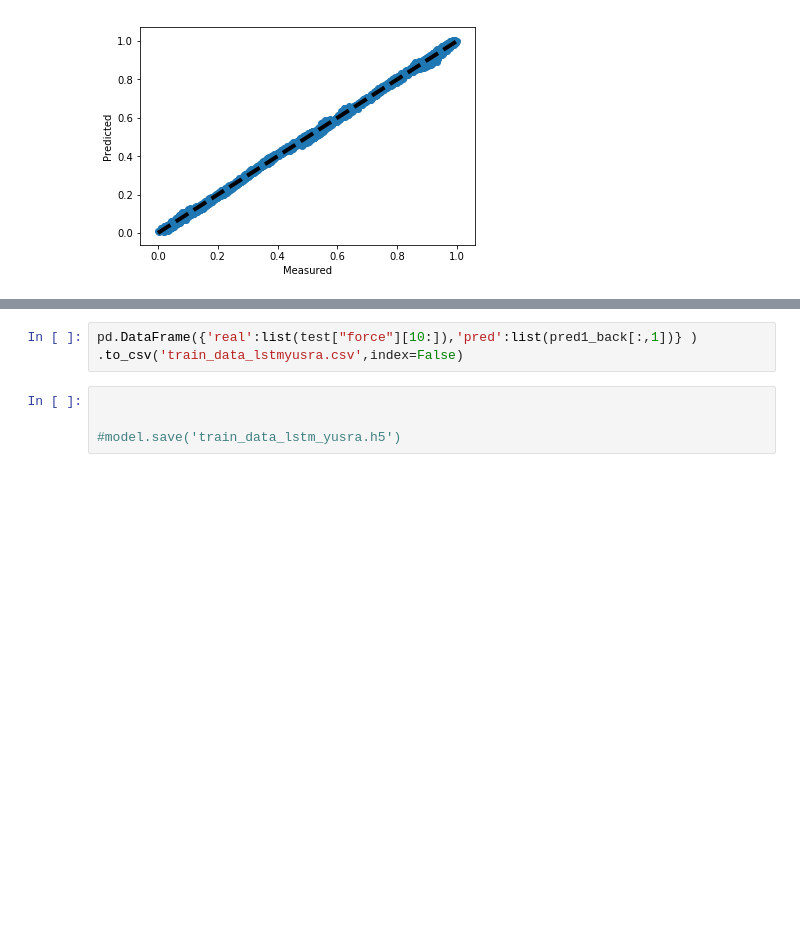
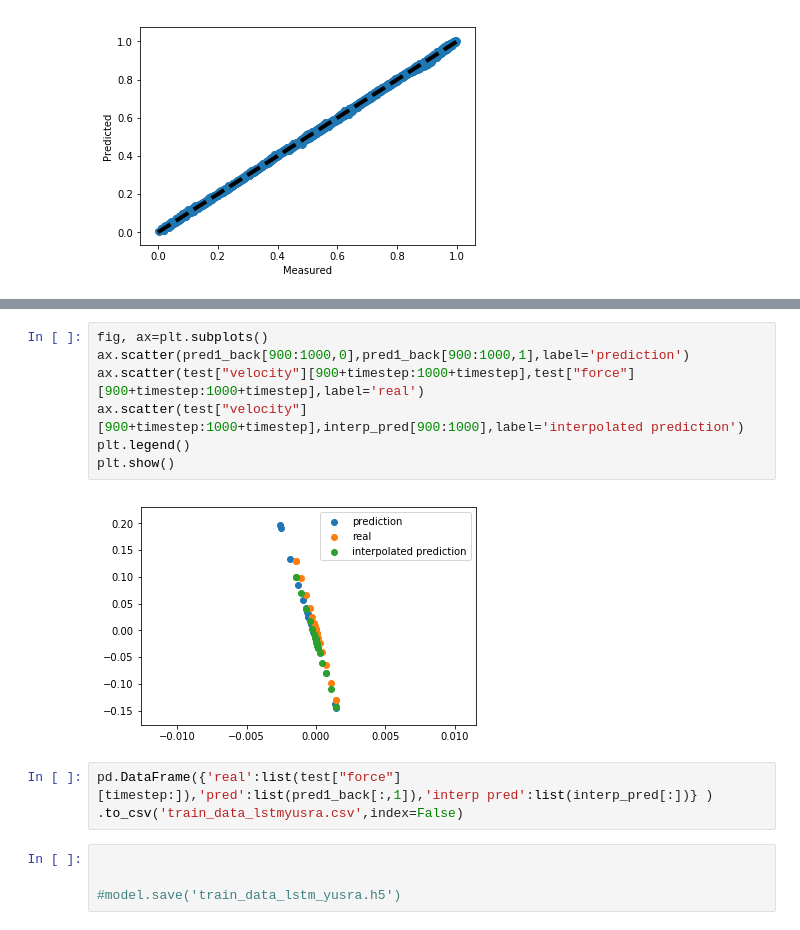
Before and after one commit to ssiccardi/example_NN, a Jupyter notebook: LSTMmodified.ipynb, the cells around one changed output, grey strips where cells are left out. Drawn from its saved outputs; the diff is of its cells as text; blank space fills up the shorter version.

```diff
--- a/LSTMmodified.ipynb
+++ b/LSTMmodified.ipynb
@@ -227,5 +265,14 @@ plt.show()
+# %%
+fig, ax=plt.subplots()
+ax.scatter(pred1_back[900:1000,0],pred1_back[900:1000,1],label='prediction')
+ax.scatter(test["velocity"][900+timestep:1000+timestep],test["force"][900+timestep:1000+timestep],label='real')
+ax.scatter(test["velocity"][900+timestep:1000+timestep],interp_pred[900:1000],label='interpolated prediction')
+plt.legend()
+plt.show()
+# %% [output]
+[figure, added]
 # %%
-pd.DataFrame({'real':list(test["force"][10:]),'pred':list(pred1_back[:,1])} ) .to_csv('train_data_lstmyusra.csv',index=False)
+pd.DataFrame({'real':list(test["force"][timestep:]),'pred':list(pred1_back[:,1]),'interp pred':list(interp_pred[:])} ) .to_csv('train_data_lstmyusra.csv',index=False)
 # %%
 
 
```
Also changed, not shown: parts of 19 cells of this notebook.
